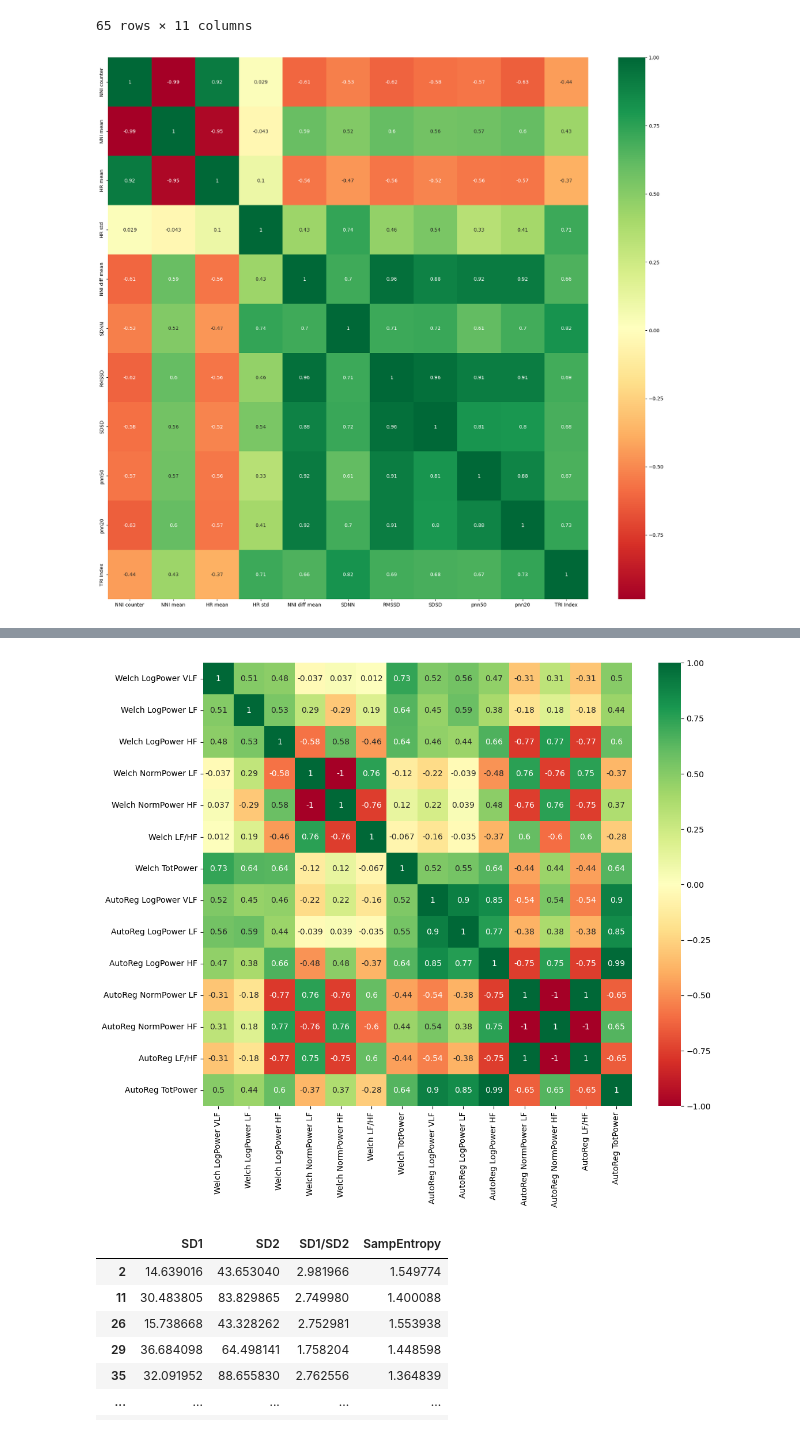
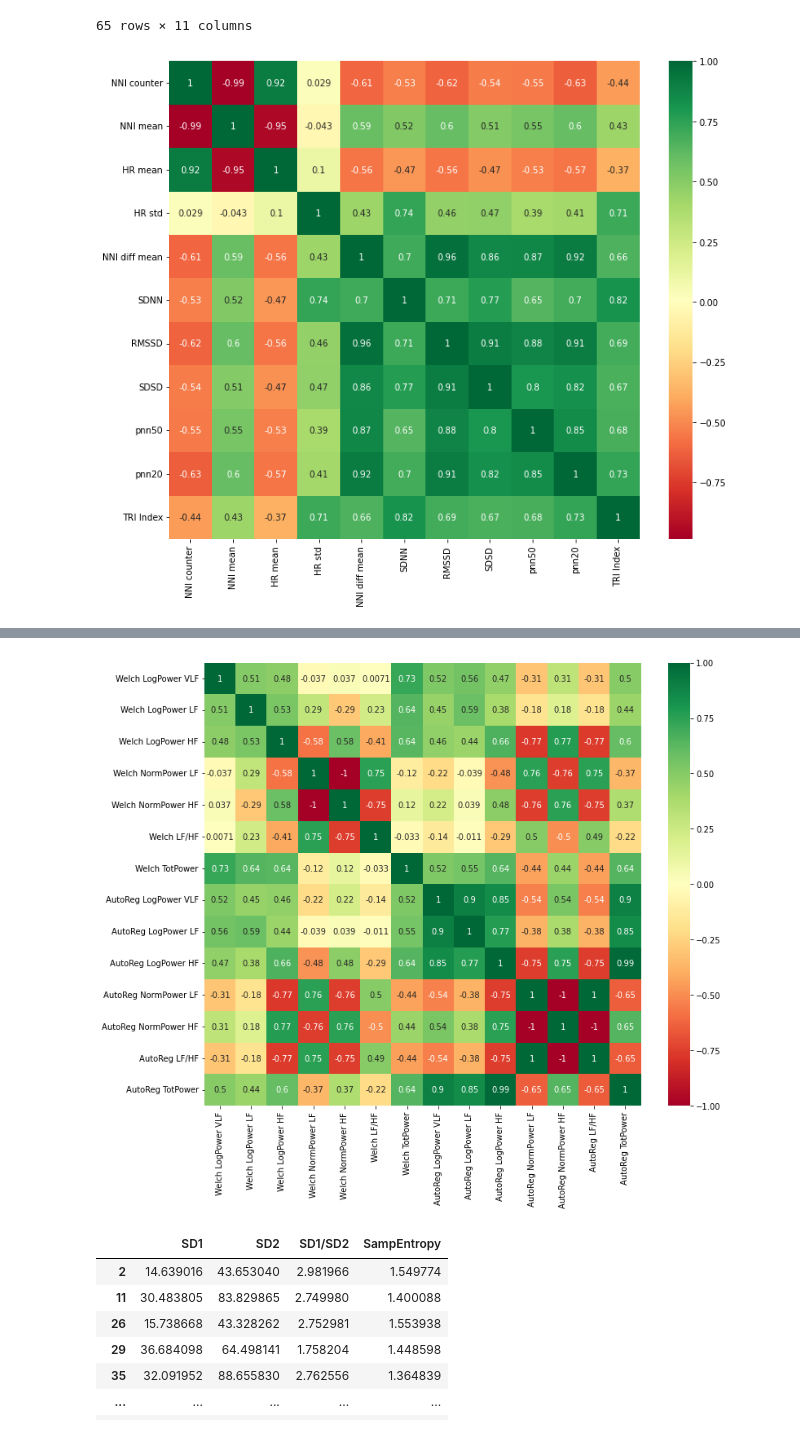
Before and after one commit to BandaTharun/DATA-MINING, a Jupyter notebook: DATA MINING.ipynb, the cells around one changed output, grey strips where cells are left out. Cells and saved outputs as stored; diff of their text form; code cells hidden in the pictures.

```diff
--- a/DATA MINING.ipynb
+++ b/DATA MINING.ipynb
@@ -151,9 +152,9 @@ def outliers_detected(df,column):
 
 
 # outliers detected  now we need to remove them
-outliers=[outliers_detected(df,df.columns[i]) for i in range(len(df.columns[:-1]))]
+outliers=[outliers_detected(df,df.columns[i]) for i in range(len(df.columns[:]))]
 
-out=pd.Series(outliers,df.columns[:-1] )
+out=pd.Series(outliers,df.columns[:] )
 print(len(outliers),df.shape)
 out
 # %% [output]
@@ -218,7 +219,7 @@ SampEntropy              6
 Label                    0
 dtype: int64
 # %%
-df=df.fillna(df.median())
+df=df.fillna(df.mean())
 # %%
 df.isnull().sum()
 # %% [output]
@@ -403,11 +324,11 @@ Ltime
 | 557 | 236.0 | 755.105932 | 79.574652 | 3.088189 | 12.727660 | 28.430157 | 15.624449 | 9.081909 | 0.425532 | 21.276596 | ... |
 65 rows × 11 columns
 # %%
-# To visualize the results we can use the heatmap (seaborn module)
+
 import matplotlib.pyplot as plt
 
-plt.figure(figsize=(22,20))
+plt.figure(figsize=(12,10))
 g=sns.heatmap(Ltime.corr(),annot=True,cmap="RdYlGn")
 # %% [output]
-[figure, old version]
+[figure, new version]
 # %%
@@ -432,7 +353,7 @@ Lfrequency
 plt.figure(figsize=(12,10))
 gt=sns.heatmap(Lfrequency.corr(),annot=True,cmap="RdYlGn")
 # %% [output]
-[figure, old version]
+[figure, new version]
 # %%
 # Non-linear
 Lnonlinear=L.iloc[:,26:30]
```
Also changed, not shown: parts of 109 cells of this notebook.
